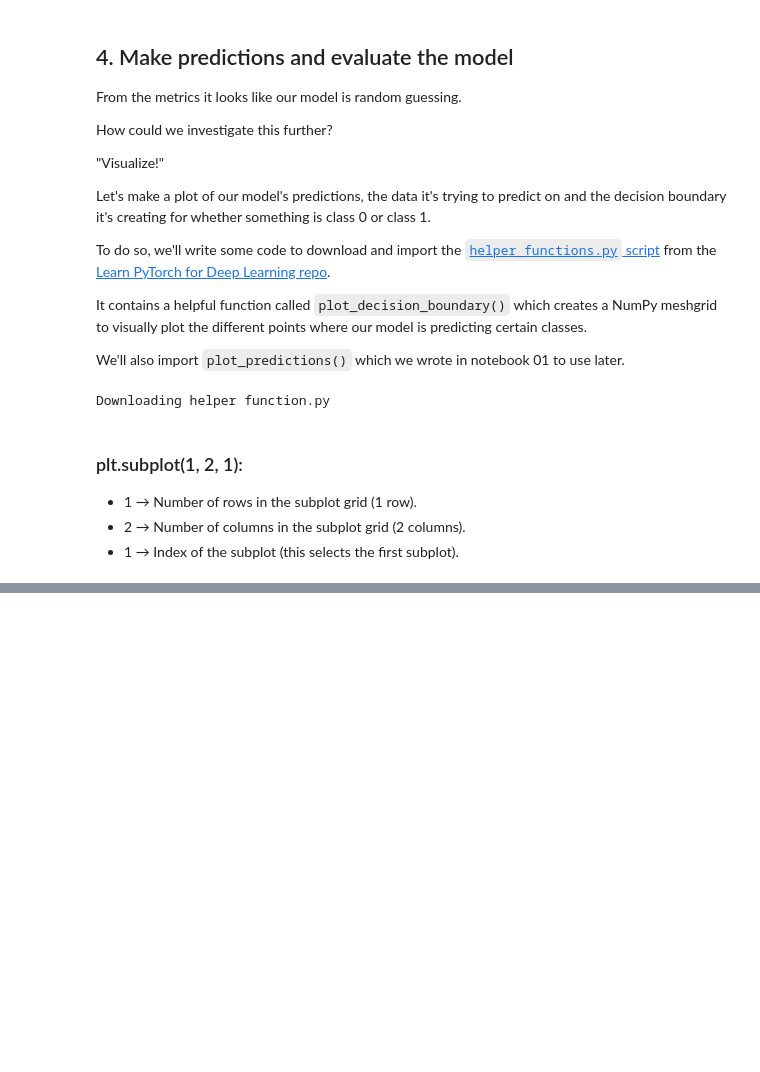
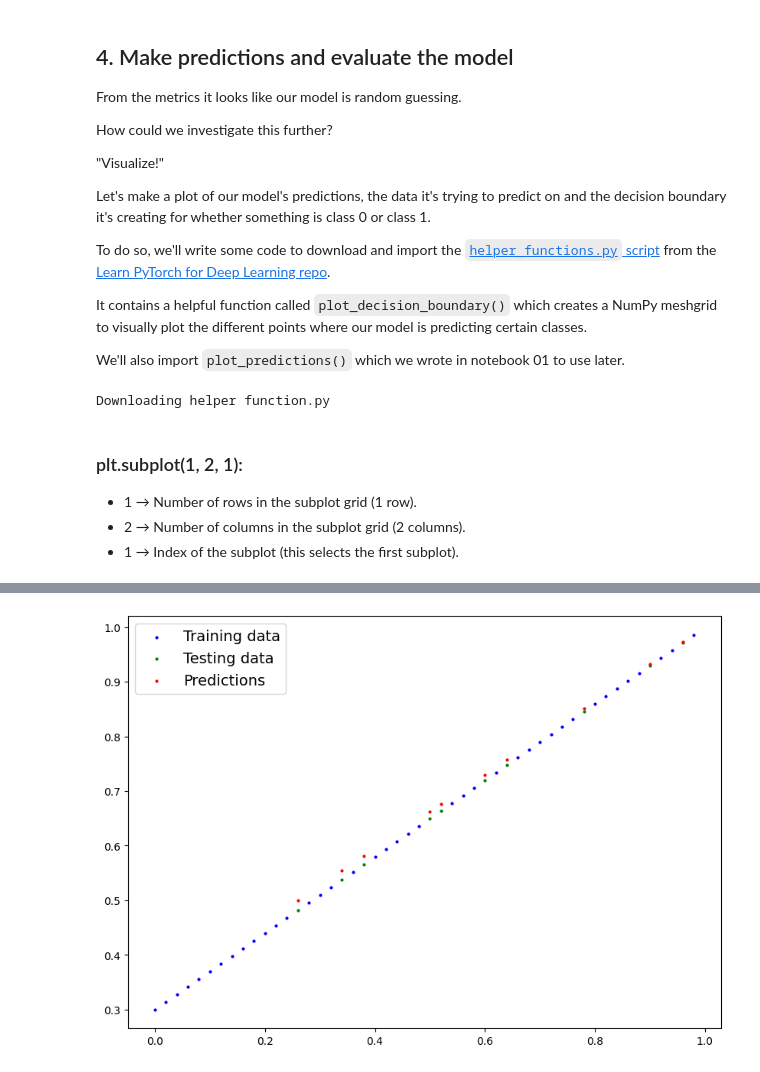
Before and after one commit to Farahnosh-Yousofi/PyTorch-Tutorials, a Jupyter notebook: 02_Neural_Network_Classification_with_Pytorch.ipynb, the cells around one changed output, grey strips where cells are left out. Drawn from its saved outputs; the diff is of its cells as text; code cells hidden in the pictures; blank space fills up the shorter version.

```diff
--- a/02_Neural_Network_Classification_with_Pytorch.ipynb
+++ b/02_Neural_Network_Classification_with_Pytorch.ipynb
@@ -450,0 +727,9 @@ plot_decision_boundary(model_0, X_test, Y_test)
+# %%
+# Loss and optimizer
+loss_fn = nn.L1Loss() # MAE loss with regression data
+optimizer = torch.optim.SGD(params=model_3.parameters(),
+                            lr=0.01)
+# %%
+X1_Train, X1_test,Y1_Train,  Y1_test = train_test_split(X,y,test_size=0.2,random_state=42)
+# %%
+X1_Train, Y1_Train, X1_test, Y1_test = X1_Train.to(device), Y1_Train.to(device), X1_test.to(device), Y1_test.to(device)
@@ -450,0 +788,16 @@ plot_decision_boundary(model_0, X_test, Y_test)
+# %%
+# Turn on evaluation mode
+model_3.eval()
+
+# Make predictions (inference)
+with torch.inference_mode():
+  y_preds = model_3(X1_test)
+
+# Plot data and predictions
+plot_predictions(train_data=X1_Train.cpu(),
+                 train_labels=Y1_Train.cpu(),
+                 test_data=X1_test.cpu(),
+                 test_labels=Y1_test.cpu(),
+                 predictions=y_preds.cpu());
+# %% [output]
+[figure, added]
```
Also changed, not shown: parts of 64 cells of this notebook.
